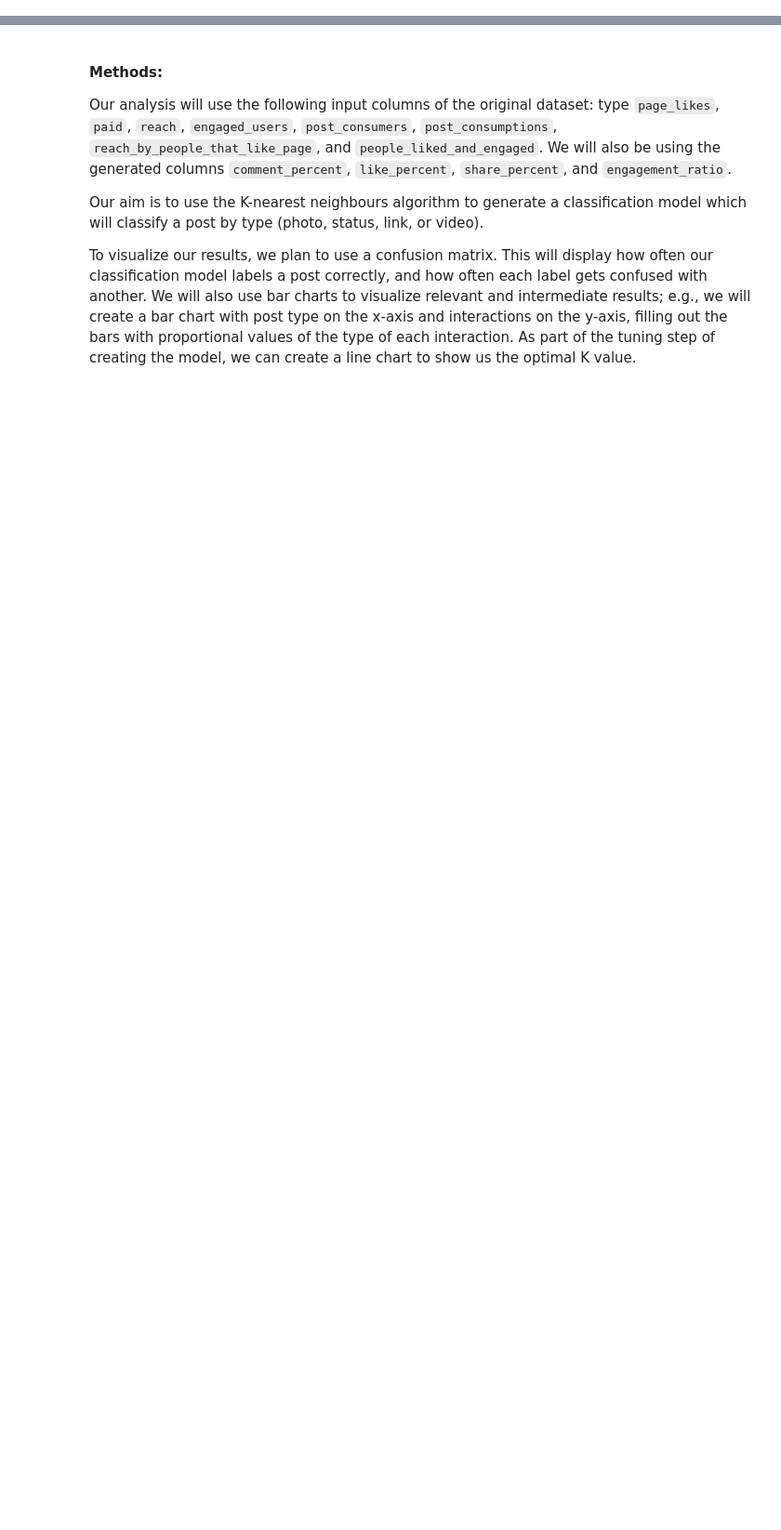
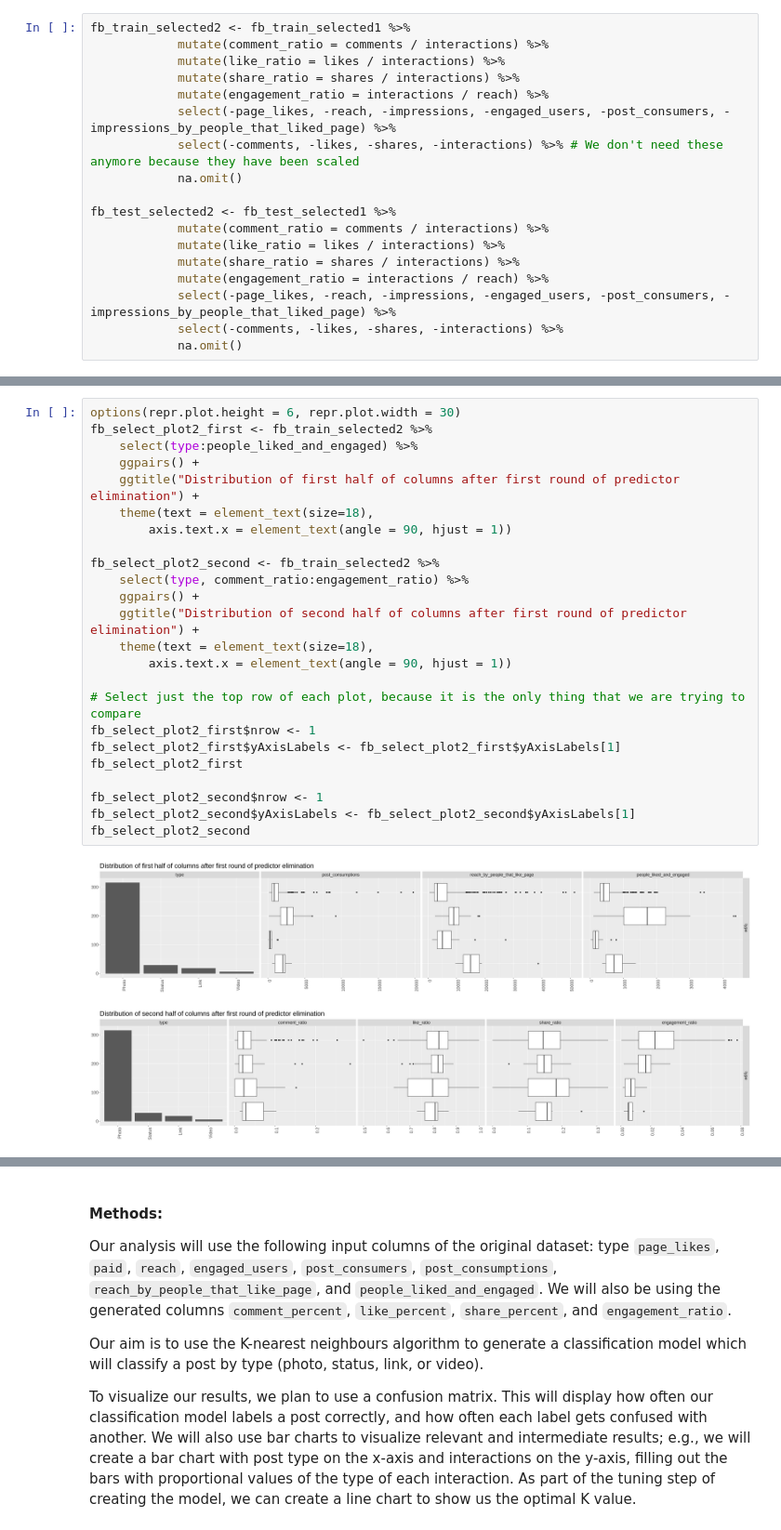
Before and after one commit to lucykvs/DSCI100-Project, a Jupyter notebook: Project.ipynb, the cells around one changed output, grey strips where cells are left out. Shown at 93% size. Cells and saved outputs as stored; diff of their text form; blank space fills up the shorter version.

```diff
--- a/Project.ipynb
+++ b/Project.ipynb
@@ -450,0 +224,18 @@ A tibble: 12 × 1
+# %%
+fb_train_selected2 <- fb_train_selected1 %>%
+            mutate(comment_ratio = comments / interactions) %>%
+            mutate(like_ratio = likes / interactions) %>%
+            mutate(share_ratio = shares / interactions) %>%
+            mutate(engagement_ratio = interactions / reach) %>%
+            select(-page_likes, -reach, -impressions, -engaged_users, -post_consumers, -impressions_by_people_that_liked_page) %>%
+            select(-comments, -likes, -shares, -interactions) %>% # We don't need these anymore because they have been scaled
+            na.omit()
+
+fb_test_selected2 <- fb_test_selected1 %>%
+            mutate(comment_ratio = comments / interactions) %>%
+            mutate(like_ratio = likes / interactions) %>%
+            mutate(share_ratio = shares / interactions) %>%
+            mutate(engagement_ratio = interactions / reach) %>%
+            select(-page_likes, -reach, -impressions, -engaged_users, -post_consumers, -impressions_by_people_that_liked_page) %>%
+            select(-comments, -likes, -shares, -interactions) %>%
+            na.omit()
@@ -450,0 +244,27 @@ A tibble: 12 × 1
+# %%
+options(repr.plot.height = 6, repr.plot.width = 30)
+fb_select_plot2_first <- fb_train_selected2 %>%
+    select(type:people_liked_and_engaged) %>%
+    ggpairs() +
+    ggtitle("Distribution of first half of columns after first round of predictor elimination") +
+    theme(text = element_text(size=18),
+        axis.text.x = element_text(angle = 90, hjust = 1))
+
+fb_select_plot2_second <- fb_train_selected2 %>%
+    select(type, comment_ratio:engagement_ratio) %>%
+    ggpairs() +
+    ggtitle("Distribution of second half of columns after first round of predictor elimination") +
+    theme(text = element_text(size=18),
+        axis.text.x = element_text(angle = 90, hjust = 1))
+
+# Select just the top row of each plot, because it is the only thing that we are trying to compare
+fb_select_plot2_first$nrow <- 1
+fb_select_plot2_first$yAxisLabels <- fb_select_plot2_first$yAxisLabels[1]
+fb_select_plot2_first
+
+fb_select_plot2_second$nrow <- 1
+fb_select_plot2_second$yAxisLabels <- fb_select_plot2_second$yAxisLabels[1]
+fb_select_plot2_second
+# %% [output]
+[figure, added]
+[figure, added]
```
Also changed, not shown: parts of 90 cells of this notebook.
